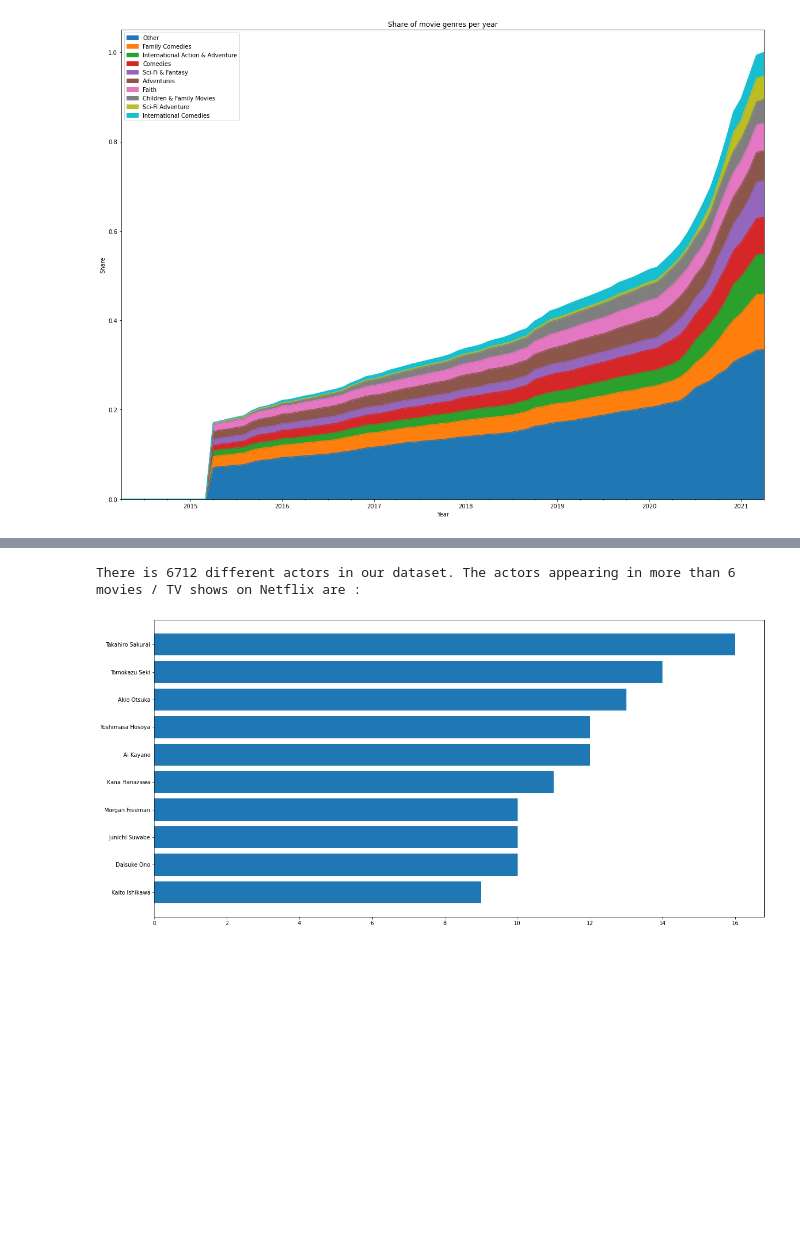
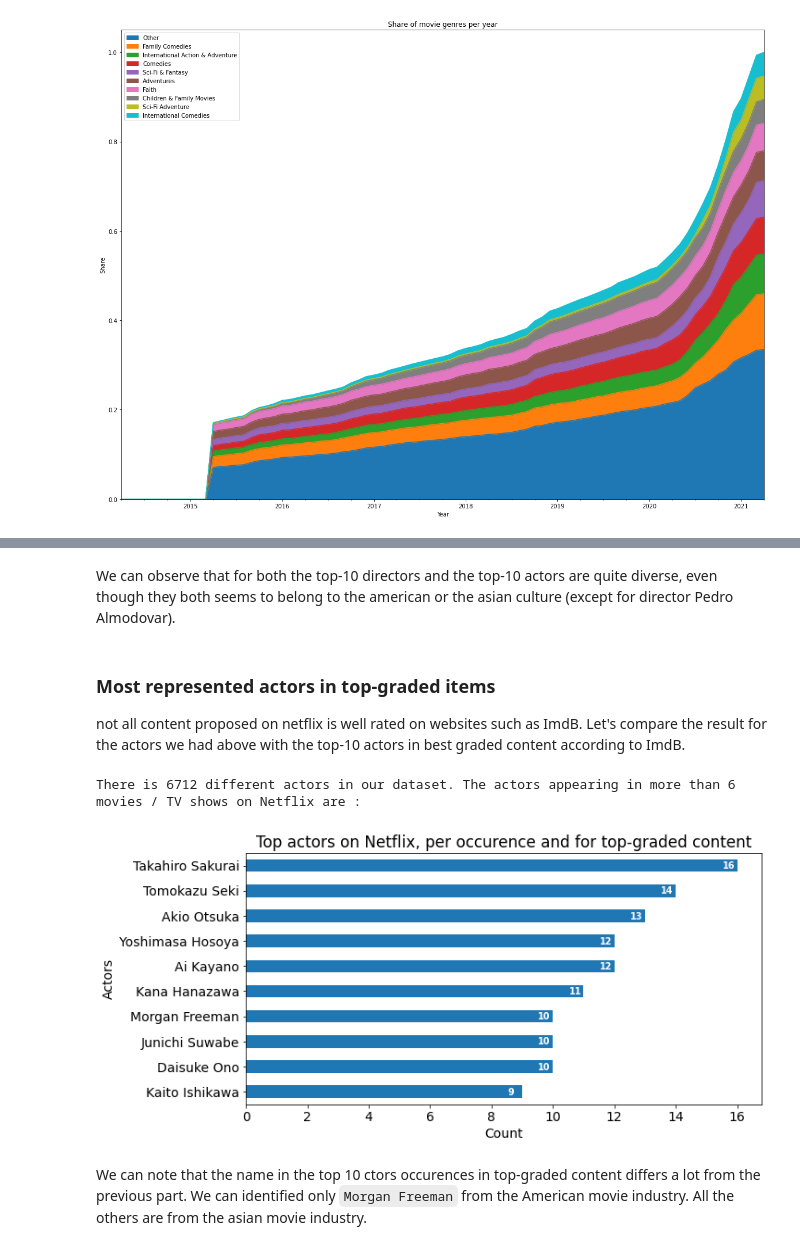
Before and after one commit to karimassi/netviz, a Jupyter notebook: milestones/eda.ipynb, the cells around one changed output, grey strips where cells are left out. Cells and saved outputs as stored; diff of their text form; code cells hidden in the pictures; blank space fills up the shorter version.

```diff
--- a/milestones/eda.ipynb
+++ b/milestones/eda.ipynb
@@ -136,16 +125,10 @@ plt.show()
 # %%
-from matplotlib.dates import MonthLocator, DateFormatter
+release_date = movies[['month', 'year']]
+release_date['count'] = 1
+release_date = release_date.groupby(['year', 'month']).count()
 
-release_date = movies[['id', 'release date on Netflix']].copy()
-release_date.set_index('release date on Netflix', inplace = True)
-release_date = release_date.groupby([pd.Grouper(freq='M')]).count().reset_index()
-
-fig, ax = plt.subplots(figsize=(30,15))
-
-ax.bar(release_date['release date on Netflix'], release_date.id, width = 10)
-ax.set_yscale('log')
-ax.xaxis.set_major_locator(MonthLocator())
-ax.xaxis.set_major_formatter(DateFormatter('%Y-%m'))
+release_date.plot.bar(y = 'count', figsize=(30,15))
+plt.yscale('log')
 
 plt.xticks(rotation = 45, ha = 'right')
 plt.title('Number of releases per month, between 2015 and 2021')
@@ -299,13 +350,16 @@ for role in ['directors', 'actors']:
     dir_values = directors.groupby('name').count().reset_index()
     nb_directors = dir_values.name.count()
     dir_values = dir_values.sort_values(role, ascending = True)[-10:]
+    dir_values.set_index('name', inplace = True)
 
-    fig, ax = plt.subplots(figsize=(20,10))
-    ax.barh(dir_values.name, dir_values[role])
+    fig, ax = plt.subplots(figsize=(10,5))
+    dir_values.plot.barh(y = role, ax= ax)
+    ax.get_legend().remove()
 
-    for i, v in enumerate(dir_values[role]):
-        ax.text((v/dir_values.max()[1] - 0.03)*dir_values.max()[1] , i-0.10, str(v),
-                color = 'white', fontweight = 'bold', fontsize = 'large')
+    for i, v in enumerate(dir_values.values):
+        v = v[0]
+        ax.text((v/dir_values.values.max() - 0.03)*dir_values.values.max() , i-0.10, str(v),
+                color = 'white', fontweight = 'bold', fontsize = 'x-small')
     print('There are {} different {} in our dataset. The top 10 {} per occurence on Netflix are : '.format(nb_directors, role, role))
     plt.title('Top {} on Netflix, per occurence'.format(role))
     plt.ylabel(role.title())
@@ -319,18 +373,37 @@ There are 40867 different actors in our dataset. The top 10 actors per occurence
+# %% [markdown]
+We can observe that for both the top-10 directors and the top-10 actors are quite diverse, even though they both seems to belong to the american or the asian culture (except for director Pedro Almodovar).
+# %% [markdown]
+### Most represented actors in top-graded items
+
+not all content proposed on netflix is well rated on websites such as ImdB. Let's compare the result for the actors we had above with the top-10 actors in best graded content according to ImdB.
 # %%
 top_rated_items = movies.sort_values('imdb', ascending = False)[:1000][['id', 'actors']].dropna()
 top_rated_items.actors = top_rated_items.actors.apply(lambda x : [int(i) for i in x])
 top_rated_items = top_rated_items.explode("actors")
 
 top_rated_items = top_rated_items.merge(persons[['id', 'name']], right_on = 'id', left_on='actors')[['actors', 'name']]
 top_actors = top_rated_items.groupby('name').count().reset_index()
 nb_actors = top_actors.name.count()
 top_actors = top_actors.sort_values('actors', ascending = True)[-10:]
+top_actors.set_index('name', inplace = True)
 
+fig, ax = plt.subplots(figsize=(10,5))
+top_actors.plot.barh(y ='actors', ax = ax)
+ax.get_legend().remove()
 
-fig, ax = plt.subplots(figsize=(20,10))
-ax.barh(top_actors.name, top_actors.actors)
+for i, v in enumerate(top_actors.values):
+    v = v[0]
+    ax.text((v/top_actors.values.max() - 0.03)*top_actors.values.max() , i-0.125, str(v),
+                color = 'white', fontweight = 'bold', fontsize = 'x-small')
 
 print('There is {} different actors in our dataset. The actors appearing in more than 6 movies / TV shows on Netflix are : '.format(nb_actors))
+ax.set_title('Top actors on Netflix, per occurence and for top-graded content')
+ax.set_ylabel('actors'.title())
+ax.set_xlabel('Count')
+
+plt.show()
 # %% [output]
 There is 6712 different actors in our dataset. The actors appearing in more than 6 movies / TV shows on Netflix are :
-[figure, old version]
+[figure, new version]
+# %% [markdown]
+We can note that the name in the top 10 ctors occurences in top-graded content differs a lot from the previous part. We can identified only `Morgan Freeman` from the American movie industry. All the others are from the asian movie industry.
```
Also changed, not shown: parts of 37 cells of this notebook.
